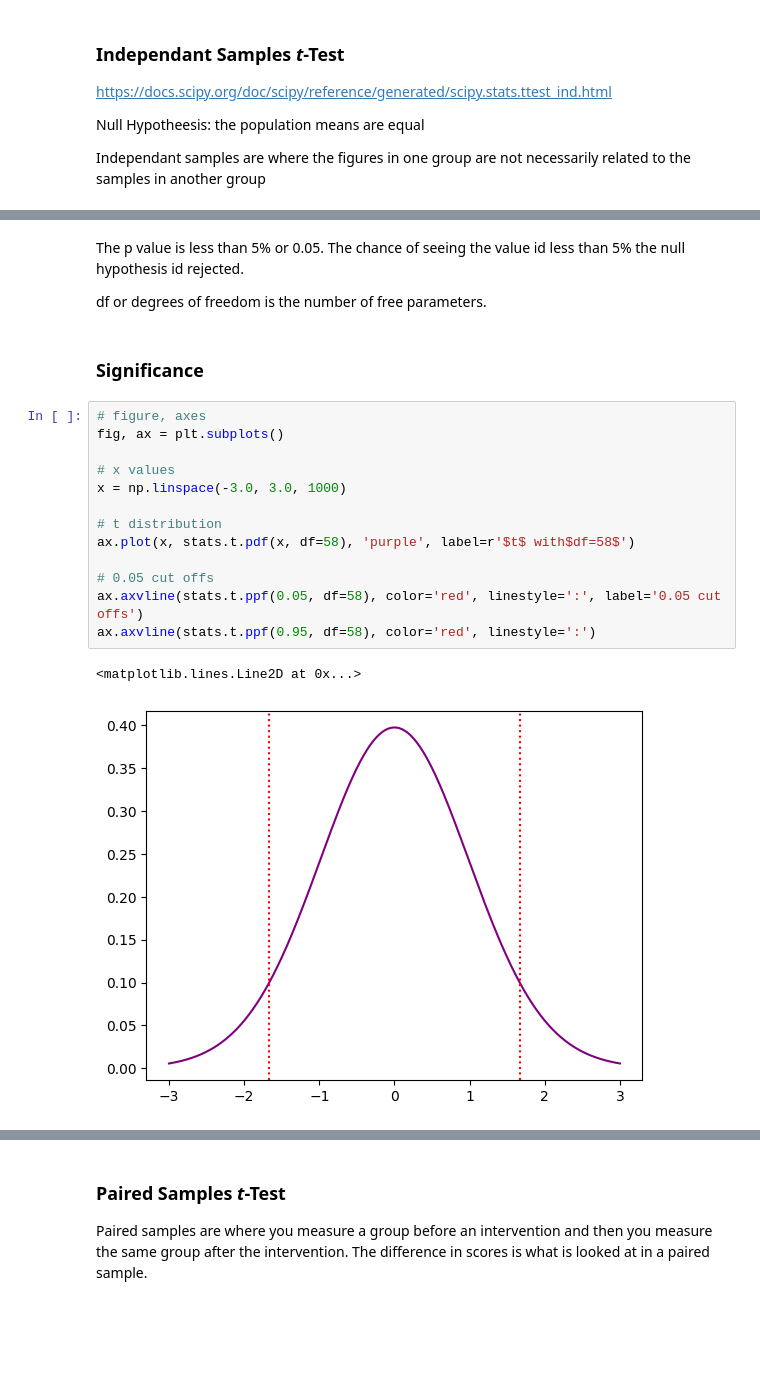
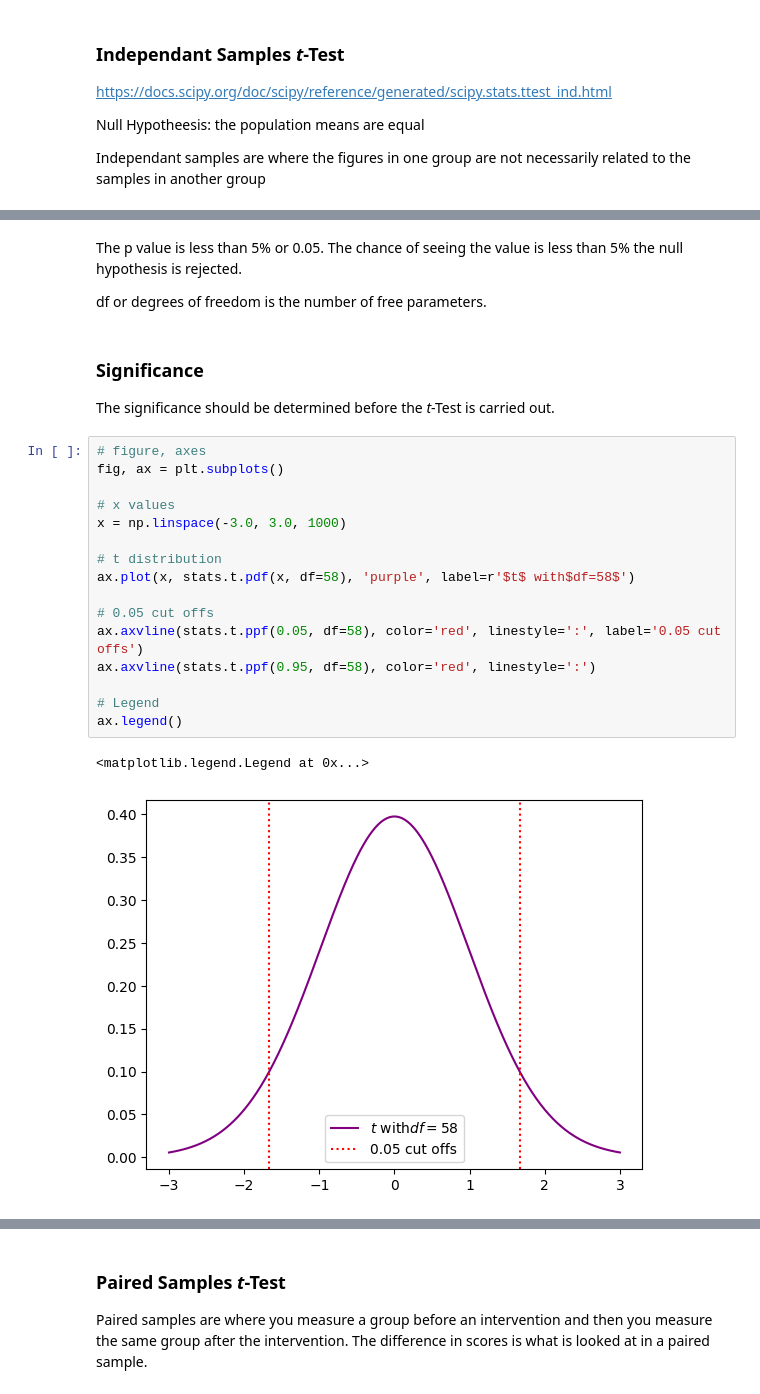
Before and after one commit to GraceMarySmyth/applied-statistics-assessment, a Jupyter notebook: problems.ipynb, the cells around one changed output, grey strips where cells are left out. Saved outputs shown, nothing was run; the diff lists cells and outputs as text; blank space fills up the shorter version.

Commit message:
finished lectures for problem 3 added in some t-tests and updated readme

```diff
--- a/problems.ipynb
+++ b/problems.ipynb
@@ -1210,22 +1210,27 @@ TtestResult(statistic=np.float64(-2.2494756038473516), pvalue=np.float64(0.02829
 # %% [markdown]
-The p value is less than 5% or 0.05. The chance of seeing the value id less than 5% the null hypothesis id rejected.
+The p value is less than 5% or 0.05. The chance of seeing the value is less than 5% the null hypothesis is rejected.
 
 df or degrees of freedom is the number of free parameters.
 # %% [markdown]
 ### Significance
+
+The significance should be determined before the <i>t</i>-Test is carried out.
 # %%
 # figure, axes
 fig, ax = plt.subplots()
 
 # x values
 x = np.linspace(-3.0, 3.0, 1000)
 
 # t distribution
 ax.plot(x, stats.t.pdf(x, df=58), 'purple', label=r'$t$ with$df=58$')
 
 # 0.05 cut offs
 ax.axvline(stats.t.ppf(0.05, df=58), color='red', linestyle=':', label='0.05 cut offs')
 ax.axvline(stats.t.ppf(0.95, df=58), color='red', linestyle=':')
+
+# Legend
+ax.legend()
 # %% [output]
-<matplotlib.lines.Line2D at 0x...>
+<matplotlib.legend.Legend at 0x...>
-[figure, old version]
+[figure, new version]
```
Also changed, not shown: parts of 42 cells of this notebook, 1 other file.
